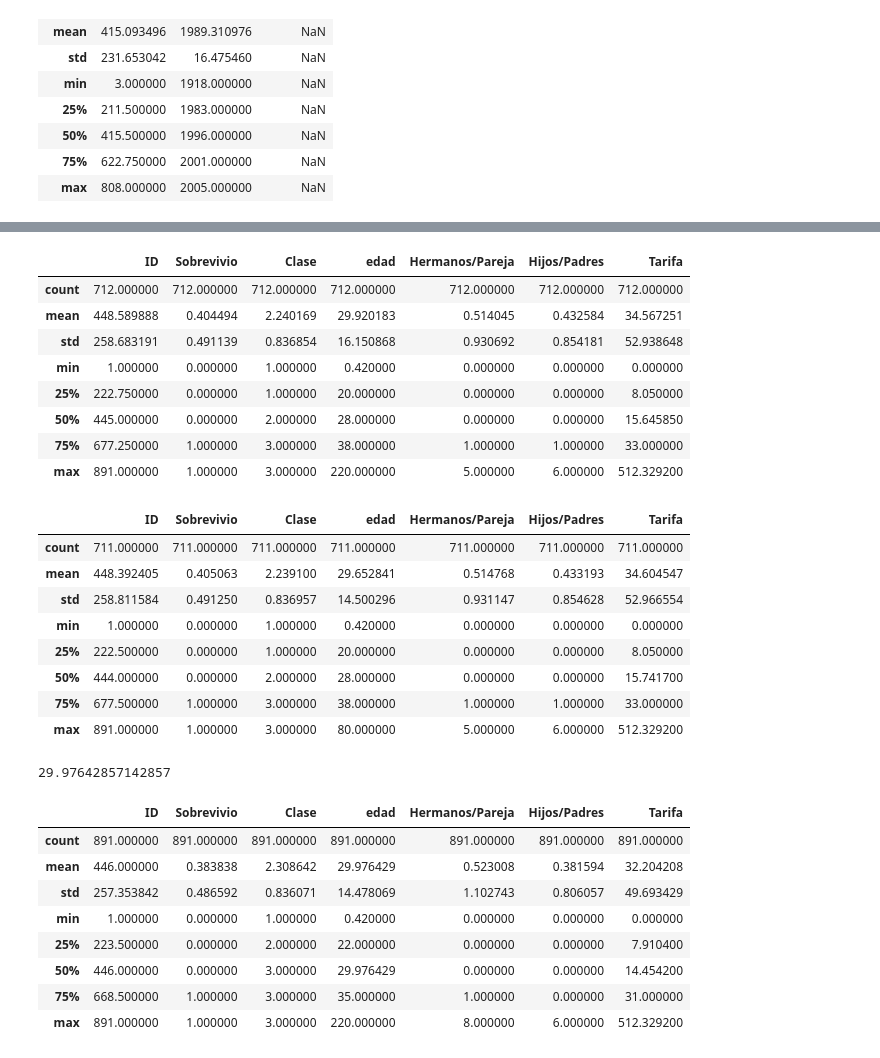
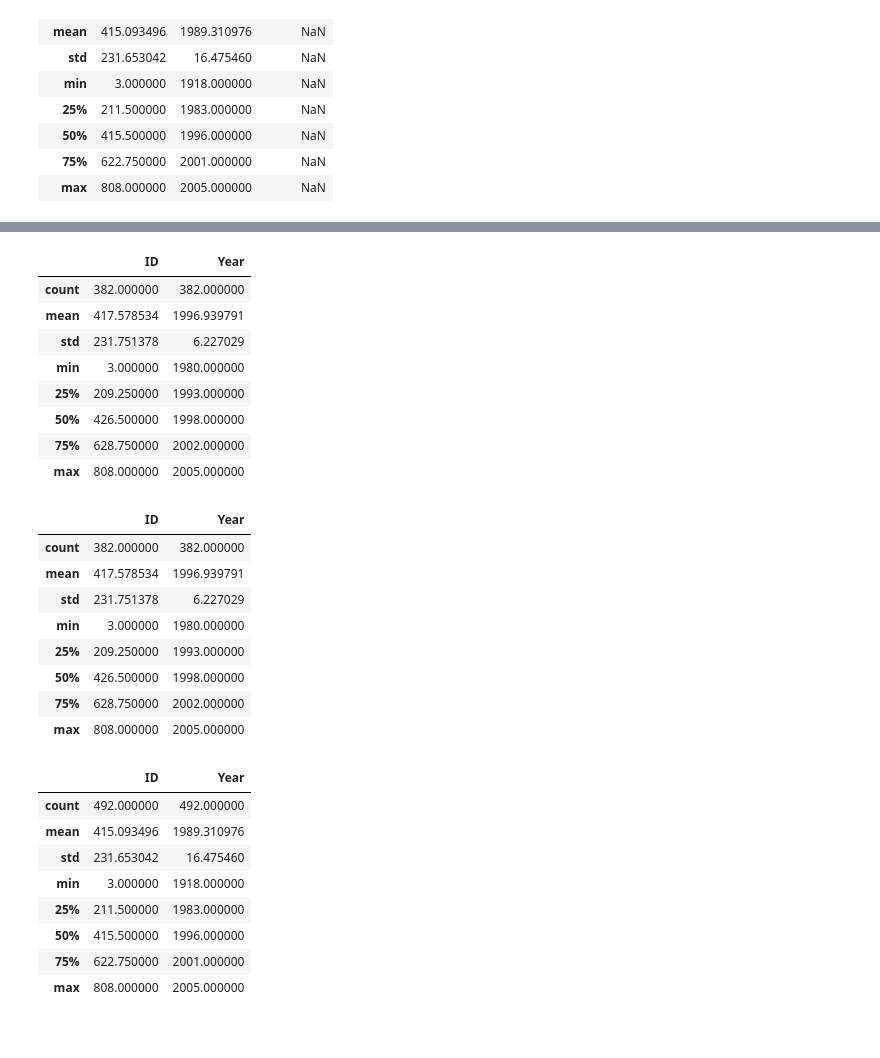
Before and after one commit to Gonxolo/DreamTeam, a Jupyter notebook: Clase 3 v2.ipynb, the cells around one changed output, grey strips where cells are left out. Drawn from its saved outputs; the diff is of its cells as text; code cells hidden in the pictures.

```diff
--- a/Clase 3 v2.ipynb
+++ b/Clase 3 v2.ipynb
@@ -10,7 +5,7 @@ import pandas as pd
 import numpy as np
 import matplotlib.pyplot as plt
 import copy
-ruta = "/movie_titles_vCorta.csv"
+ruta = "movie_titles_vCorta.csv"
 df = pd.read_csv(ruta, error_bad_lines=False)
 df.head()
 # %% [output]
@@ -138,5 +131,5 @@ df.boxplot(column = 'Year', grid=False)
 [figure]
 # %%
-df2 = df[df.Year > 1960]
+df2 = df[df.Year > 1979]
 df2.boxplot(column = 'Year', grid=False)
 # %% [output]
@@ -245,7 +194,0 @@ df.dropna(axis = 1)
-# %%
-#Eliminaremos las filas sin datos en "edad" y "Embarque" y luego las columnas enteras que no tengan datos ("Cabina")
-df2 = copy.copy(df)
-df2.dropna(subset = ["edad"], axis = 0, inplace = True)
-df2.dropna(subset = ["Embarque"], axis = 0, inplace = True)
-df2.dropna(axis = 1, inplace = True)
-df2
@@ -266,45 +207,43 @@ df2
 # %%
 df2.describe()
 # %% [output]
-|  | ID | Sobrevivio | Clase | edad | Hermanos/Pareja | Hijos/Padres | Tarifa |
-| count | 712.000000 | 712.000000 | 712.000000 | 712.000000 | 712.000000 | 712.000000 | 712.000000 |
-| mean | 448.589888 | 0.404494 | 2.240169 | 29.920183 | 0.514045 | 0.432584 | 34.567251 |
-| std | 258.683191 | 0.491139 | 0.836854 | 16.150868 | 0.930692 | 0.854181 | 52.938648 |
-| min | 1.000000 | 0.000000 | 1.000000 | 0.420000 | 0.000000 | 0.000000 | 0.000000 |
-| 25% | 222.750000 | 0.000000 | 1.000000 | 20.000000 | 0.000000 | 0.000000 | 8.050000 |
-| 50% | 445.000000 | 0.000000 | 2.000000 | 28.000000 | 0.000000 | 0.000000 | 15.645850 |
-| 75% | 677.250000 | 1.000000 | 3.000000 | 38.000000 | 1.000000 | 1.000000 | 33.000000 |
-| max | 891.000000 | 1.000000 | 3.000000 | 220.000000 | 5.000000 | 6.000000 | 512.329200 |
+|  | ID | Year |
+| count | 382.000000 | 382.000000 |
+| mean | 417.578534 | 1996.939791 |
+| std | 231.751378 | 6.227029 |
+| min | 3.000000 | 1980.000000 |
+| 25% | 209.250000 | 1993.000000 |
+| 50% | 426.500000 | 1998.000000 |
+| 75% | 628.750000 | 2002.000000 |
+| max | 808.000000 | 2005.000000 |
 # %%
-df2 = df2[df2.edad < 100]
+#df2 = df2[df2.edad < 100]
 df2.describe()
 # %% [output]
-|  | ID | Sobrevivio | Clase | edad | Hermanos/Pareja | Hijos/Padres | Tarifa |
-| count | 711.000000 | 711.000000 | 711.000000 | 711.000000 | 711.000000 | 711.000000 | 711.000000 |
-| mean | 448.392405 | 0.405063 | 2.239100 | 29.652841 | 0.514768 | 0.433193 | 34.604547 |
-| std | 258.811584 | 0.491250 | 0.836957 | 14.500296 | 0.931147 | 0.854628 | 52.966554 |
-| min | 1.000000 | 0.000000 | 1.000000 | 0.420000 | 0.000000 | 0.000000 | 0.000000 |
-| 25% | 222.500000 | 0.000000 | 1.000000 | 20.000000 | 0.000000 | 0.000000 | 8.050000 |
-| 50% | 444.000000 | 0.000000 | 2.000000 | 28.000000 | 0.000000 | 0.000000 | 15.741700 |
-| 75% | 677.500000 | 1.000000 | 3.000000 | 38.000000 | 1.000000 | 1.000000 | 33.000000 |
-| max | 891.000000 | 1.000000 | 3.000000 | 80.000000 | 5.000000 | 6.000000 | 512.329200 |
+|  | ID | Year |
+| count | 382.000000 | 382.000000 |
+| mean | 417.578534 | 1996.939791 |
+| std | 231.751378 | 6.227029 |
+| min | 3.000000 | 1980.000000 |
+| 25% | 209.250000 | 1993.000000 |
+| 50% | 426.500000 | 1998.000000 |
+| 75% | 628.750000 | 2002.000000 |
+| max | 808.000000 | 2005.000000 |
 # %%
 # Reemplazar datos
 df3 = df
-promedio_edad = df3["edad"].mean()
-print(promedio_edad)
+#promedio_edad = df3["edad"].mean()
+#print(promedio_edad)
-# %% [output]
-29.97642857142857
 # %%
-df3["edad"].replace(np.nan, promedio_edad, inplace=True)
+#df3["edad"].replace(np.nan, promedio_edad, inplace=True)
 df3.describe()
 # %% [output]
-|  | ID | Sobrevivio | Clase | edad | Hermanos/Pareja | Hijos/Padres | Tarifa |
-| count | 891.000000 | 891.000000 | 891.000000 | 891.000000 | 891.000000 | 891.000000 | 891.000000 |
-| mean | 446.000000 | 0.383838 | 2.308642 | 29.976429 | 0.523008 | 0.381594 | 32.204208 |
-| std | 257.353842 | 0.486592 | 0.836071 | 14.478069 | 1.102743 | 0.806057 | 49.693429 |
-| min | 1.000000 | 0.000000 | 1.000000 | 0.420000 | 0.000000 | 0.000000 | 0.000000 |
-| 25% | 223.500000 | 0.000000 | 2.000000 | 22.000000 | 0.000000 | 0.000000 | 7.910400 |
-| 50% | 446.000000 | 0.000000 | 3.000000 | 29.976429 | 0.000000 | 0.000000 | 14.454200 |
-| 75% | 668.500000 | 1.000000 | 3.000000 | 35.000000 | 1.000000 | 0.000000 | 31.000000 |
-| max | 891.000000 | 1.000000 | 3.000000 | 220.000000 | 8.000000 | 6.000000 | 512.329200 |
+|  | ID | Year |
+| count | 492.000000 | 492.000000 |
+| mean | 415.093496 | 1989.310976 |
+| std | 231.653042 | 16.475460 |
+| min | 3.000000 | 1918.000000 |
+| 25% | 211.500000 | 1983.000000 |
+| 50% | 415.500000 | 1996.000000 |
+| 75% | 622.750000 | 2001.000000 |
+| max | 808.000000 | 2005.000000 |
```
Also changed, not shown: parts of 16 cells of this notebook.
